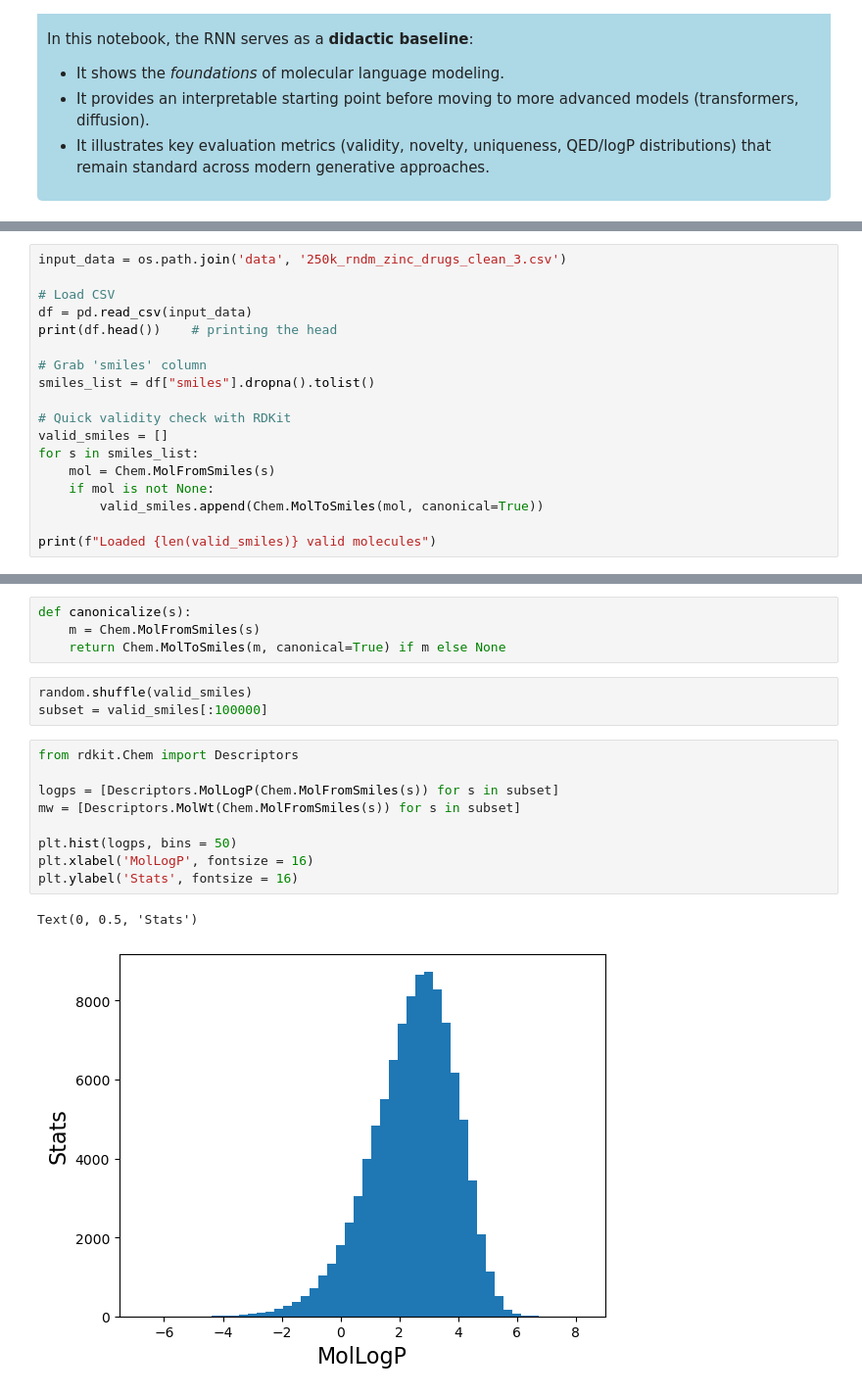
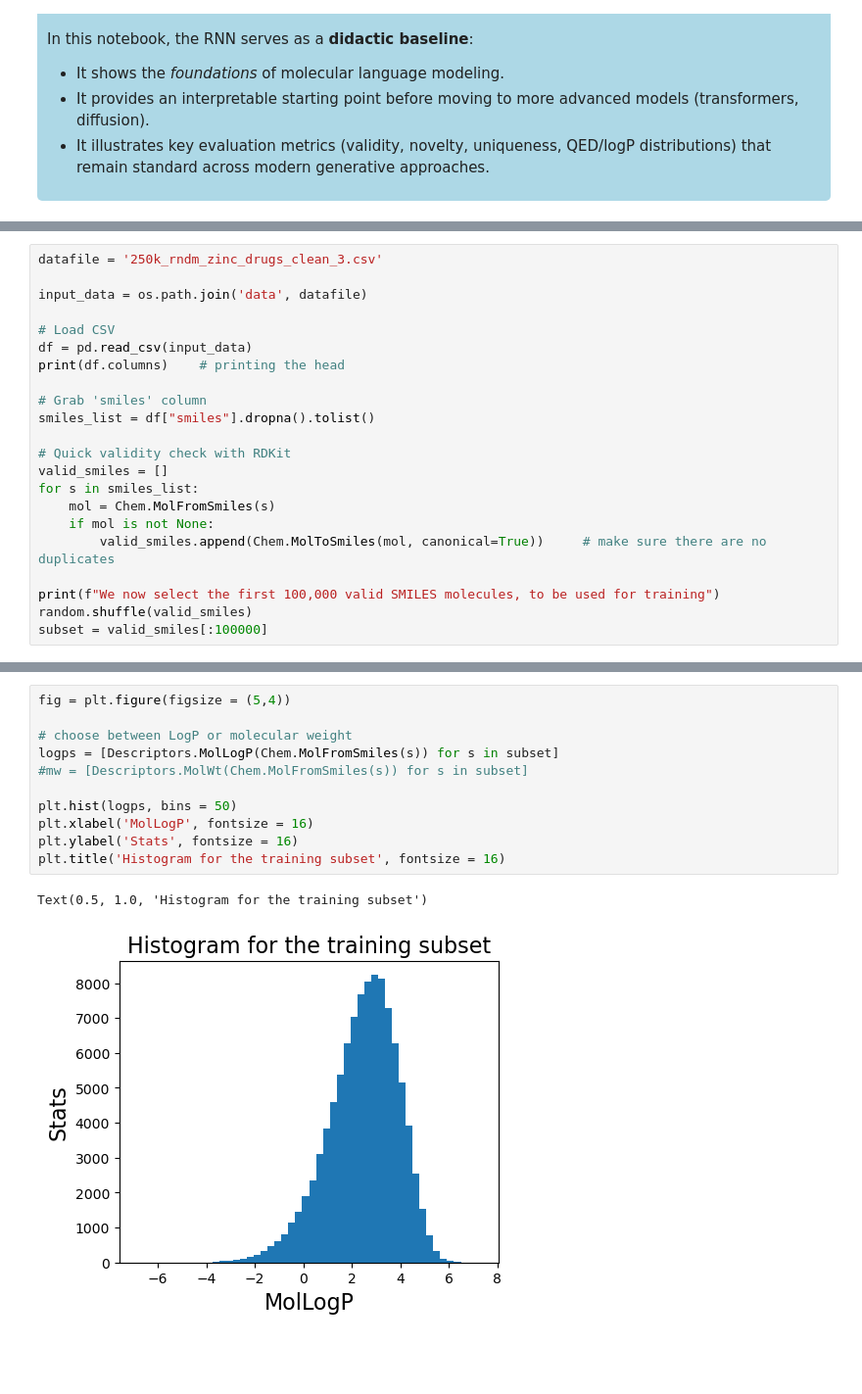
Before and after one commit to bonimba87/CompChemML, a Jupyter notebook: GenerativeModels/RNN_SMILES/RNN_SMILES.ipynb, the cells around one changed output, grey strips where cells are left out. Shown at 98% size. Drawn from its saved outputs; the diff is of its cells as text; blank space fills up the shorter version.

```diff
--- a/GenerativeModels/RNN_SMILES/RNN_SMILES.ipynb
+++ b/GenerativeModels/RNN_SMILES/RNN_SMILES.ipynb
@@ -52,9 +254,11 @@ We train on the ZINC250k dataset (a curated drug-like subset of ZINC15, widely u
 # %%
-input_data = os.path.join('data', '250k_rndm_zinc_drugs_clean_3.csv')
+datafile = '250k_rndm_zinc_drugs_clean_3.csv'
+
+input_data = os.path.join('data', datafile)
 
 # Load CSV
 df = pd.read_csv(input_data)
-print(df.head())    # printing the head
+print(df.columns)    # printing the head
 
 # Grab 'smiles' column
 smiles_list = df["smiles"].dropna().tolist()
@@ -64,7 +268,9 @@ valid_smiles = []
 for s in smiles_list:
     mol = Chem.MolFromSmiles(s)
     if mol is not None:
-        valid_smiles.append(Chem.MolToSmiles(mol, canonical=True))
+        valid_smiles.append(Chem.MolToSmiles(mol, canonical=True))     # make sure there are no duplicates
 
-print(f"Loaded {len(valid_smiles)} valid molecules")
+print(f"We now select the first 100,000 valid SMILES molecules, to be used for training")
+random.shuffle(valid_smiles)
+subset = valid_smiles[:100000]
 # %% [output]
@@ -85,19 +279,14 @@ Loaded 249455 valid molecules
-# %%
-def canonicalize(s):
-    m = Chem.MolFromSmiles(s)
-    return Chem.MolToSmiles(m, canonical=True) if m else None
-# %%
-random.shuffle(valid_smiles)
-subset = valid_smiles[:100000]
 # %%
-from rdkit.Chem import Descriptors
+fig = plt.figure(figsize = (5,4))
 
+# choose between LogP or molecular weight
 logps = [Descriptors.MolLogP(Chem.MolFromSmiles(s)) for s in subset]
-mw = [Descriptors.MolWt(Chem.MolFromSmiles(s)) for s in subset]
+#mw = [Descriptors.MolWt(Chem.MolFromSmiles(s)) for s in subset]
 
 plt.hist(logps, bins = 50)
 plt.xlabel('MolLogP', fontsize = 16)
 plt.ylabel('Stats', fontsize = 16)
+plt.title('Histogram for the training subset', fontsize = 16)
 # %% [output]
-Text(0, 0.5, 'Stats')
+Text(0.5, 1.0, 'Histogram for the training subset')
-[figure, old version]
+[figure, new version]
```
Also changed, not shown: parts of 45 cells of this notebook, 5 other files.
